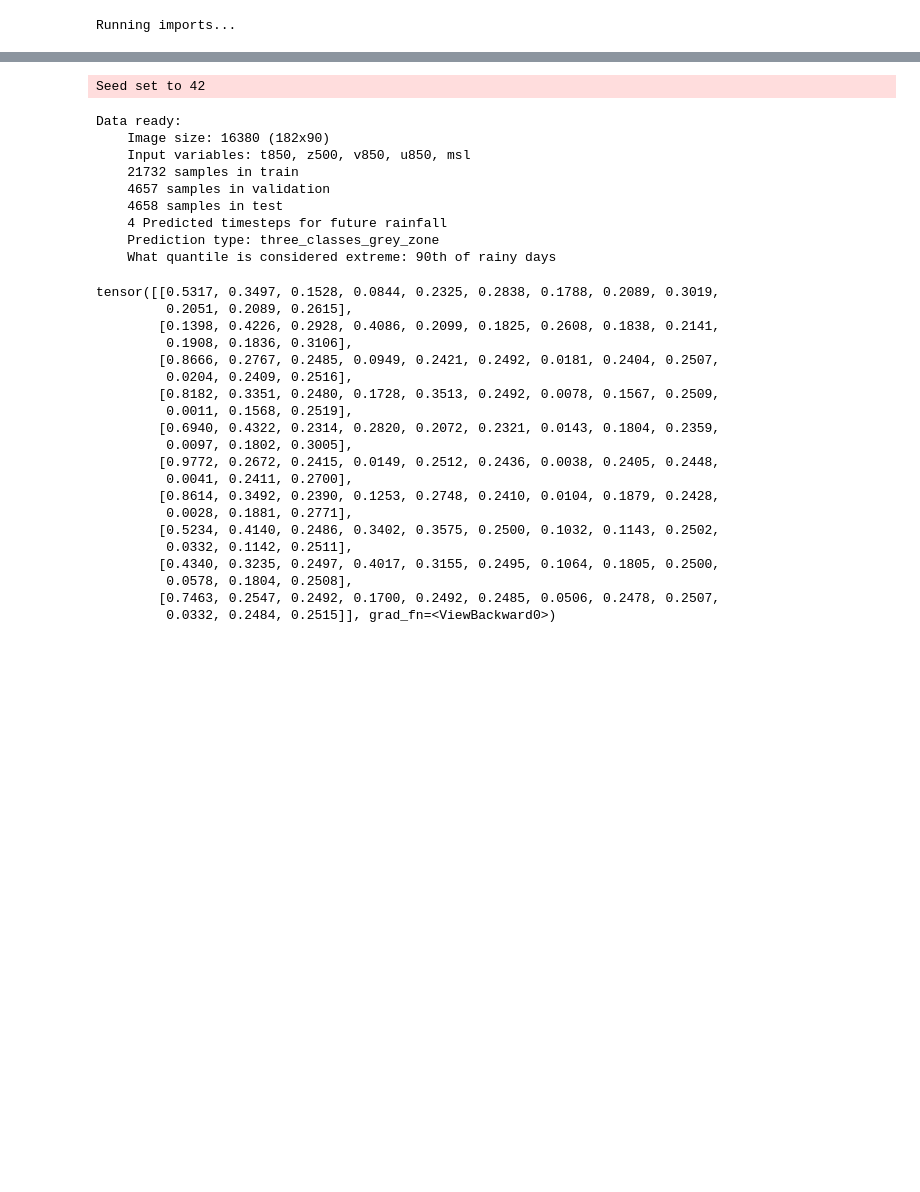
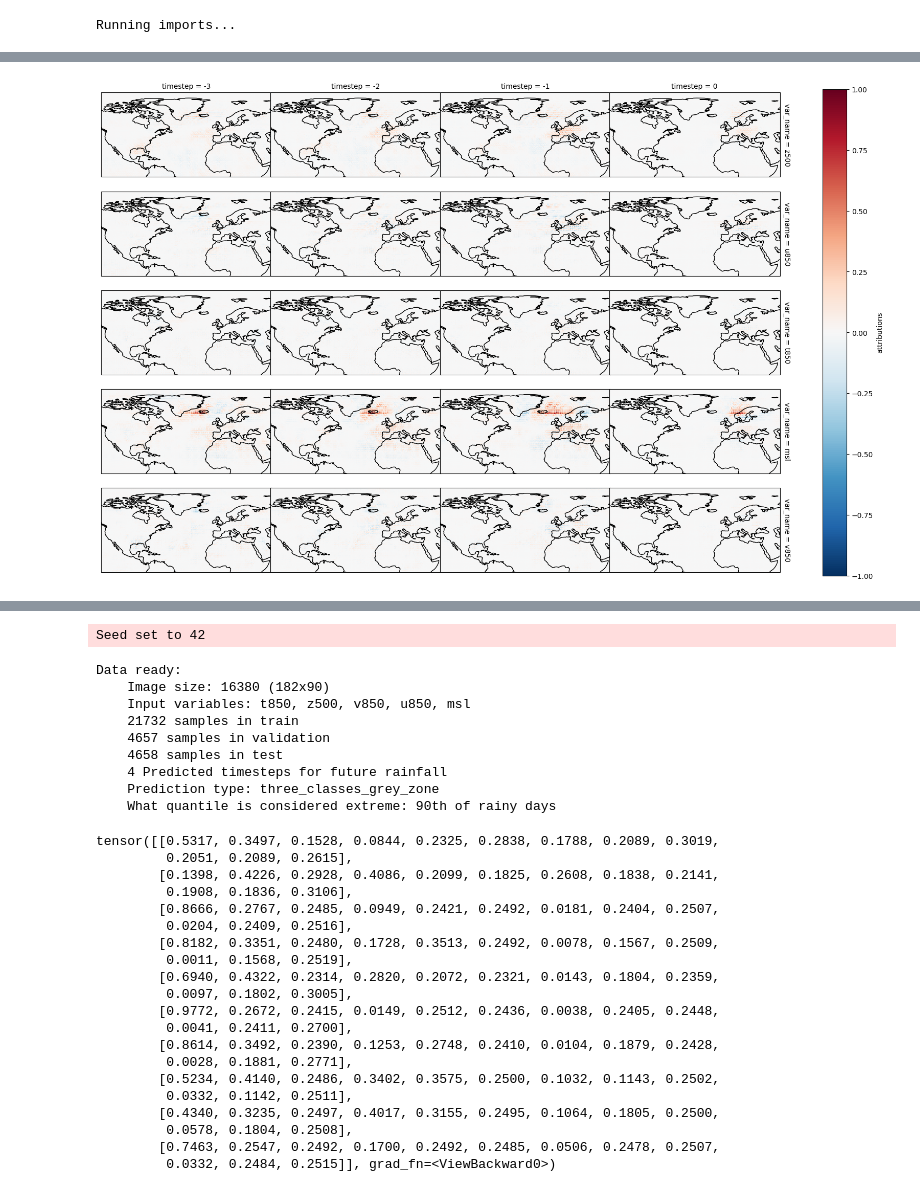
Before and after one commit to rguilcas/predict_rain_norway, a Jupyter notebook: assessment_of_nn/attributions_all_timesteps.ipynb, the cells around one changed output, grey strips where cells are left out. Cells and saved outputs as stored; diff of their text form; code cells hidden in the pictures; blank space fills up the shorter version.

```diff
--- a/assessment_of_nn/attributions_all_timesteps.ipynb
+++ b/assessment_of_nn/attributions_all_timesteps.ipynb
@@ -26,0 +156,13 @@ samples_to_attribute = 'all-extr'
+# %%
+run_id = 'lozkymt2'
+
+final_ds = xr.open_dataset(f"/Data/gfi/users/rogui7909/data/NN_outputs/attributions/{run_id}_attributions_extreme.nc")
+final_ds['fields'] = final_ds.attributions/final_ds.sensitivity
+# %%
+import cartopy.crs as ccrs
+ds_ = final_ds.attributions.where((final_ds.prediction>0.9).sum('timestep') > 2, drop=True).isel(time_of_event=40)
+plot = (ds_/ds_.max(['longitude','latitude','var_name'])).plot(col='timestep', row='var_name', subplot_kws = dict(projection=ccrs.PlateCarree()), aspect=2, size=2)
+for ax in plot.axs.flatten():
+    ax.coastlines()
+# %% [output]
+[figure, added]
```
Also changed, not shown: parts of 103 cells of this notebook, 15 other files.
